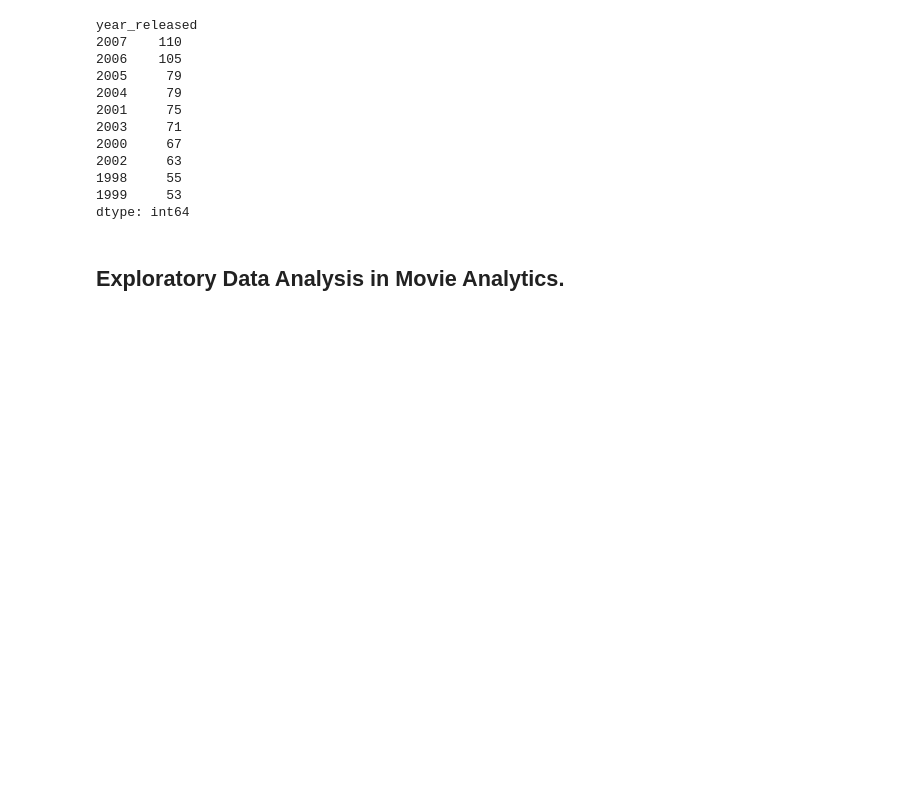
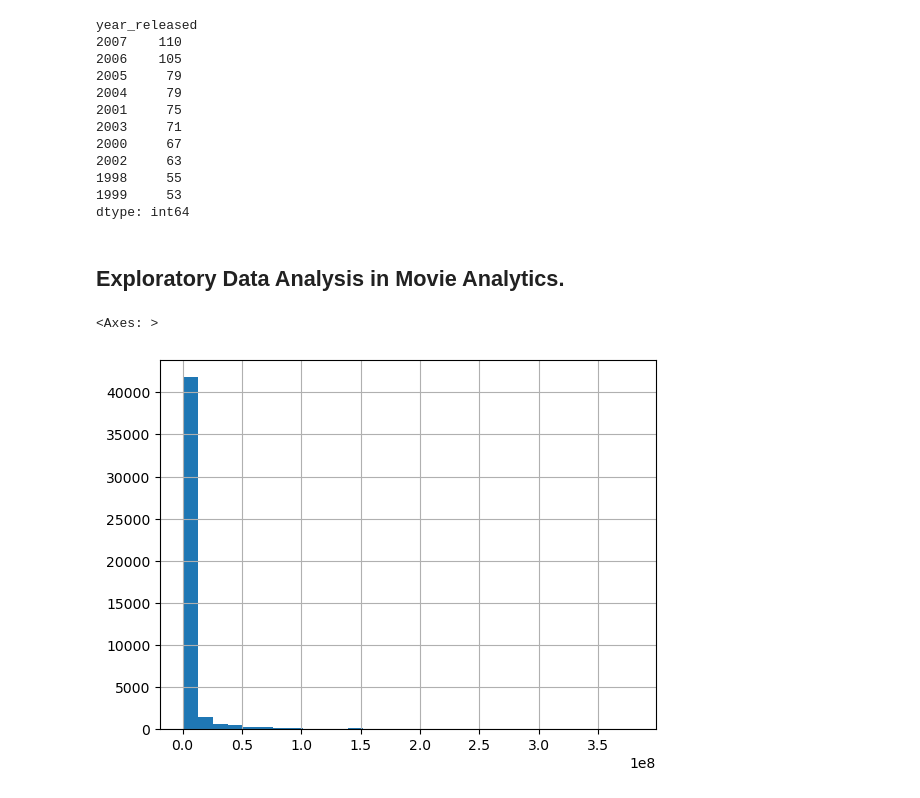
Before and after one commit to TurmaeUrsorum/Data_Science, a Jupyter notebook: 14. Project: Exploratory Data Analysis in Movie Analytics/EDA_Movie.ipynb, the cells around one changed output. Saved outputs shown, nothing was run; the diff lists cells and outputs as text; code cells hidden in the pictures; blank space fills up the shorter version.

```diff
--- a/14. Project: Exploratory Data Analysis in Movie Analytics/EDA_Movie.ipynb
+++ b/14. Project: Exploratory Data Analysis in Movie Analytics/EDA_Movie.ipynb
@@ -677,3 +677,8 @@ year_released
 dtype: int64
 # %% [markdown]
 ## Exploratory Data Analysis in Movie Analytics.
+# %%
+movie_data["budget"].hist(bins=30)
+# %% [output]
+<Axes: >
+[figure, added]
```
Also changed, not shown: parts of 30 cells of this notebook.
